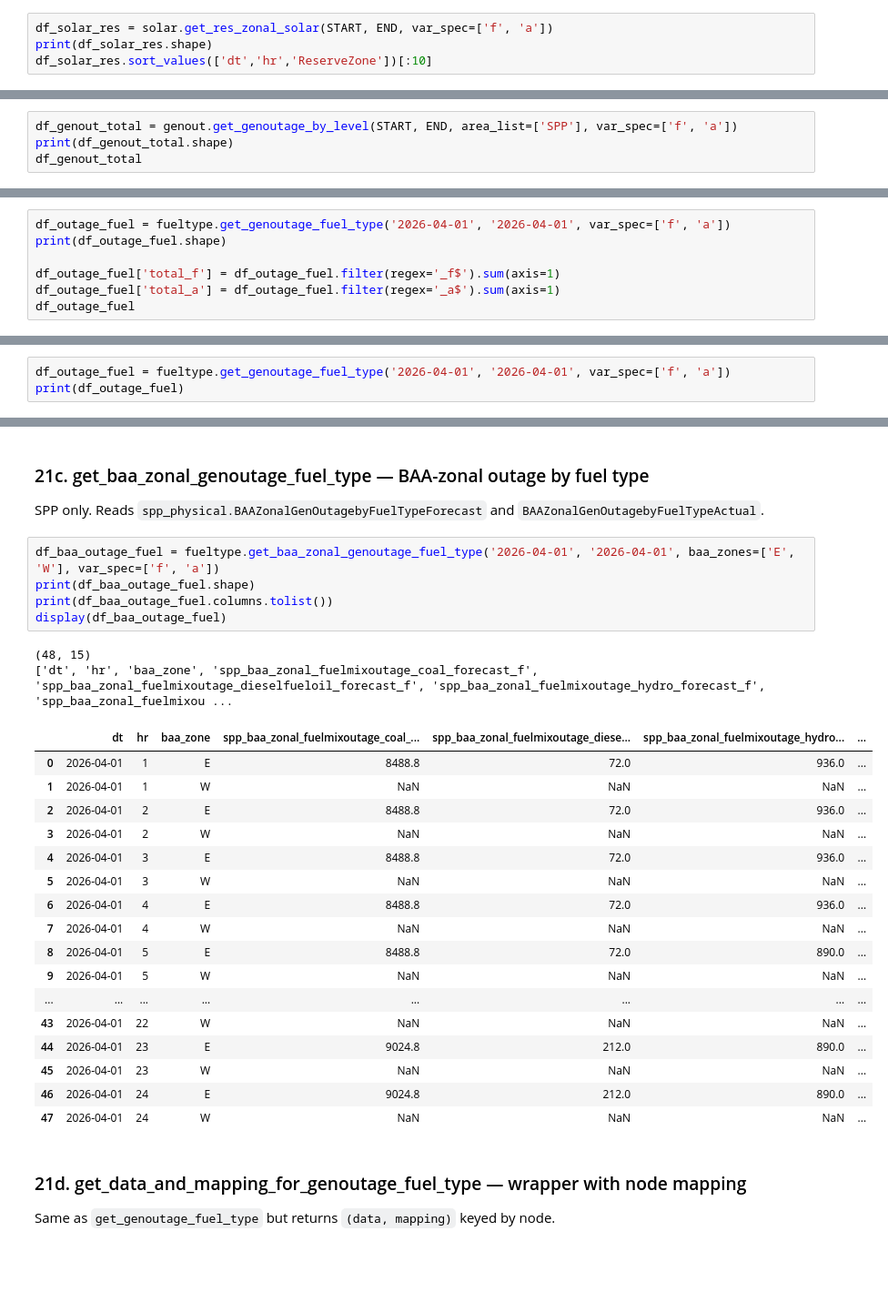
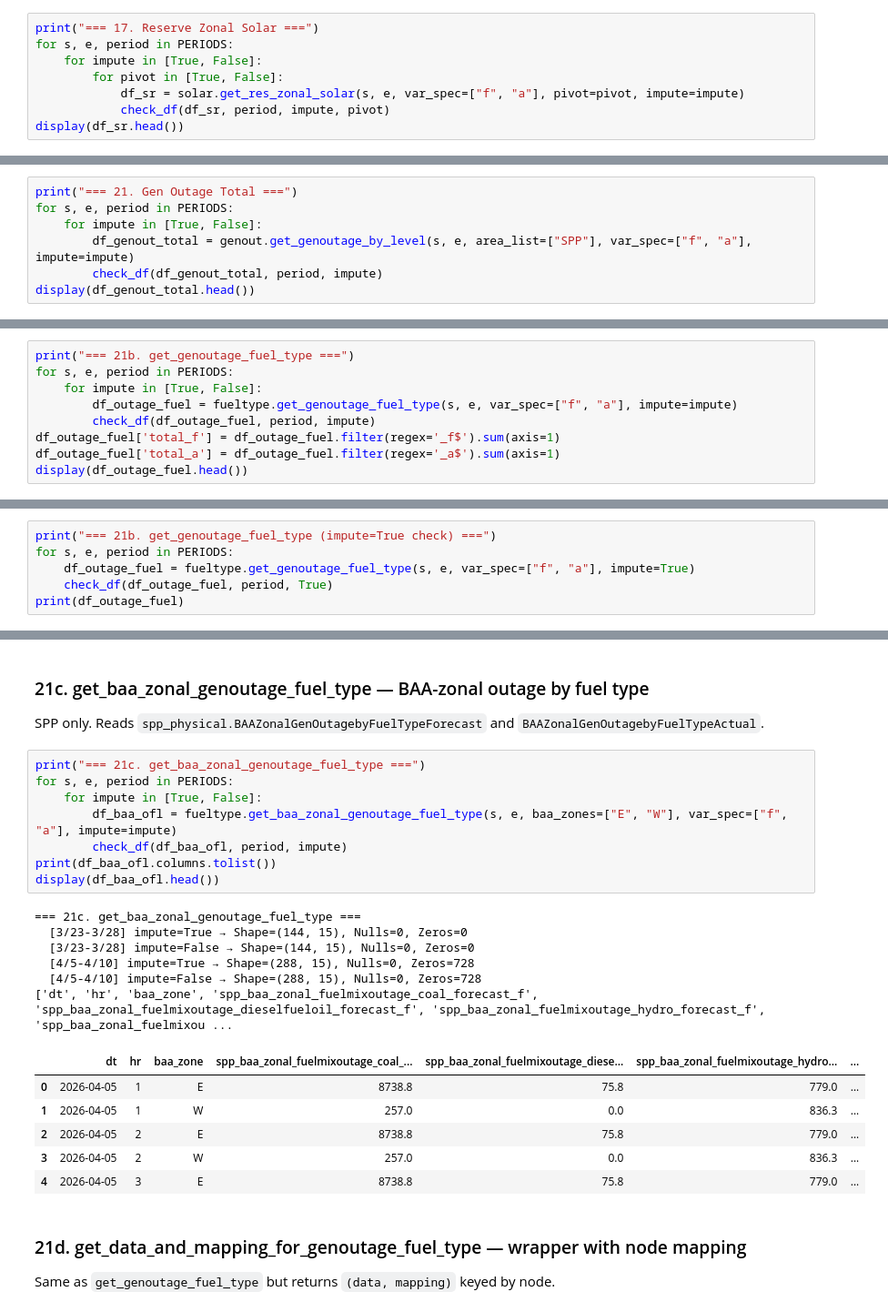
Before and after one commit to qingcheng-rgb/Qingcheng, a Jupyter notebook: QCTest/MTE_expansion/check_spp_load.ipynb, the cells around one changed output, grey strips where cells are left out. Shown at 91% size. Drawn from its saved outputs; the diff is of its cells as text; blank space fills up the shorter version.

```diff
--- a/QCTest/MTE_expansion/check_spp_load.ipynb
+++ b/QCTest/MTE_expansion/check_spp_load.ipynb
@@ -425,7 +706,11 @@ df_solar_baa
 # %% [markdown]
 ### 17. Reserve Zonal Solar
 # %%
-df_solar_res = solar.get_res_zonal_solar(START, END, var_spec=['f', 'a'])
-print(df_solar_res.shape)
-df_solar_res.sort_values(['dt','hr','ReserveZone'])[:10]
+print("=== 17. Reserve Zonal Solar ===")
+for s, e, period in PERIODS:
+    for impute in [True, False]:
+        for pivot in [True, False]:
+            df_sr = solar.get_res_zonal_solar(s, e, var_spec=["f", "a"], pivot=pivot, impute=impute)
+            check_df(df_sr, period, impute, pivot)
+display(df_sr.head())
 # %% [output]
@@ -800,7 +893,10 @@ display(df5)
 # %% [markdown]
 ### 21. Gen Outage by Fuel Type
 # %%
-df_genout_total = genout.get_genoutage_by_level(START, END, area_list=['SPP'], var_spec=['f', 'a'])
-print(df_genout_total.shape)
-df_genout_total
+print("=== 21. Gen Outage Total ===")
+for s, e, period in PERIODS:
+    for impute in [True, False]:
+        df_genout_total = genout.get_genoutage_by_level(s, e, area_list=["SPP"], var_spec=["f", "a"], impute=impute)
+        check_df(df_genout_total, period, impute)
+display(df_genout_total.head())
 # %% [output]
@@ -825,8 +914,10 @@ df_genout_total
 # %%
-df_outage_fuel = fueltype.get_genoutage_fuel_type('2026-04-01', '2026-04-01', var_spec=['f', 'a'])
-print(df_outage_fuel.shape)
-
+print("=== 21b. get_genoutage_fuel_type ===")
+for s, e, period in PERIODS:
+    for impute in [True, False]:
+        df_outage_fuel = fueltype.get_genoutage_fuel_type(s, e, var_spec=["f", "a"], impute=impute)
+        check_df(df_outage_fuel, period, impute)
 df_outage_fuel['total_f'] = df_outage_fuel.filter(regex='_f$').sum(axis=1)
 df_outage_fuel['total_a'] = df_outage_fuel.filter(regex='_a$').sum(axis=1)
-df_outage_fuel
+display(df_outage_fuel.head())
 # %% [output]
@@ -996,6 +1080,9 @@ All columns in GeneratorOutageNew: ['dt', 'hr', 'ActualOutage', 'ForecastOutage'
 
 SPP only. Reads `spp_physical.GenOutagebyFuelTypeForecast` and `GenOutagebyFuelTypeActual`.
 # %%
-df_outage_fuel = fueltype.get_genoutage_fuel_type('2026-04-01', '2026-04-01', var_spec=['f', 'a'])
+print("=== 21b. get_genoutage_fuel_type (impute=True check) ===")
+for s, e, period in PERIODS:
+    df_outage_fuel = fueltype.get_genoutage_fuel_type(s, e, var_spec=["f", "a"], impute=True)
+    check_df(df_outage_fuel, period, True)
 print(df_outage_fuel)
 # %% [output]
@@ -1021,30 +1108,26 @@ print(df_outage_fuel)
 
 SPP only. Reads `spp_physical.BAAZonalGenOutagebyFuelTypeForecast` and `BAAZonalGenOutagebyFuelTypeActual`.
 # %%
-df_baa_outage_fuel = fueltype.get_baa_zonal_genoutage_fuel_type('2026-04-01', '2026-04-01', baa_zones=['E', 'W'], var_spec=['f', 'a'])
-print(df_baa_outage_fuel.shape)
-print(df_baa_outage_fuel.columns.tolist())
-display(df_baa_outage_fuel)
+print("=== 21c. get_baa_zonal_genoutage_fuel_type ===")
+for s, e, period in PERIODS:
+    for impute in [True, False]:
+        df_baa_ofl = fueltype.get_baa_zonal_genoutage_fuel_type(s, e, baa_zones=["E", "W"], var_spec=["f", "a"], impute=impute)
+        check_df(df_baa_ofl, period, impute)
+print(df_baa_ofl.columns.tolist())
+display(df_baa_ofl.head())
 # %% [output]
-(48, 15)
+=== 21c. get_baa_zonal_genoutage_fuel_type ===
+  [3/23-3/28] impute=True → Shape=(144, 15), Nulls=0, Zeros=0
+  [3/23-3/28] impute=False → Shape=(144, 15), Nulls=0, Zeros=0
+  [4/5-4/10] impute=True → Shape=(288, 15), Nulls=0, Zeros=728
+  [4/5-4/10] impute=False → Shape=(288, 15), Nulls=0, Zeros=728
 ['dt', 'hr', 'baa_zone', 'spp_baa_zonal_fuelmixoutage_coal_forecast_f', 'spp_baa_zonal_fuelmixoutage_dieselfueloil_forecast_f', 'spp_baa_zonal_fuelmixoutage_hydro_forecast_f', 'spp_baa_zonal_fuelmixou ...
 |  | dt | hr | baa_zone | spp_baa_zonal_fuelmixoutage_coal_... | spp_baa_zonal_fuelmixoutage_diese... | spp_baa_zonal_fuelmixoutage_hydro... | ... |
-| 0 | 2026-04-01 | 1 | E | 8488.8 | 72.0 | 936.0 | ... |
-| 1 | 2026-04-01 | 1 | W | NaN | NaN | NaN | ... |
-| 2 | 2026-04-01 | 2 | E | 8488.8 | 72.0 | 936.0 | ... |
-| 3 | 2026-04-01 | 2 | W | NaN | NaN | NaN | ... |
-| 4 | 2026-04-01 | 3 | E | 8488.8 | 72.0 | 936.0 | ... |
-| 5 | 2026-04-01 | 3 | W | NaN | NaN | NaN | ... |
-| 6 | 2026-04-01 | 4 | E | 8488.8 | 72.0 | 936.0 | ... |
-| 7 | 2026-04-01 | 4 | W | NaN | NaN | NaN | ... |
-| 8 | 2026-04-01 | 5 | E | 8488.8 | 72.0 | 890.0 | ... |
-| 9 | 2026-04-01 | 5 | W | NaN | NaN | NaN | ... |
-| ... | ... | ... | ... | ... | ... | ... | ... |
-| 43 | 2026-04-01 | 22 | W | NaN | NaN | NaN | ... |
-| 44 | 2026-04-01 | 23 | E | 9024.8 | 212.0 | 890.0 | ... |
-| 45 | 2026-04-01 | 23 | W | NaN | NaN | NaN | ... |
-| 46 | 2026-04-01 | 24 | E | 9024.8 | 212.0 | 890.0 | ... |
-| 47 | 2026-04-01 | 24 | W | NaN | NaN | NaN | ... |
+| 0 | 2026-04-05 | 1 | E | 8738.8 | 75.8 | 779.0 | ... |
+| 1 | 2026-04-05 | 1 | W | 257.0 | 0.0 | 836.3 | ... |
+| 2 | 2026-04-05 | 2 | E | 8738.8 | 75.8 | 779.0 | ... |
+| 3 | 2026-04-05 | 2 | W | 257.0 | 0.0 | 836.3 | ... |
+| 4 | 2026-04-05 | 3 | E | 8738.8 | 75.8 | 779.0 | ... |
 # %% [markdown]
 ### 21d. get_data_and_mapping_for_genoutage_fuel_type — wrapper with node mapping
 
```
Also changed, not shown: parts of 61 cells of this notebook, 4 other files.
